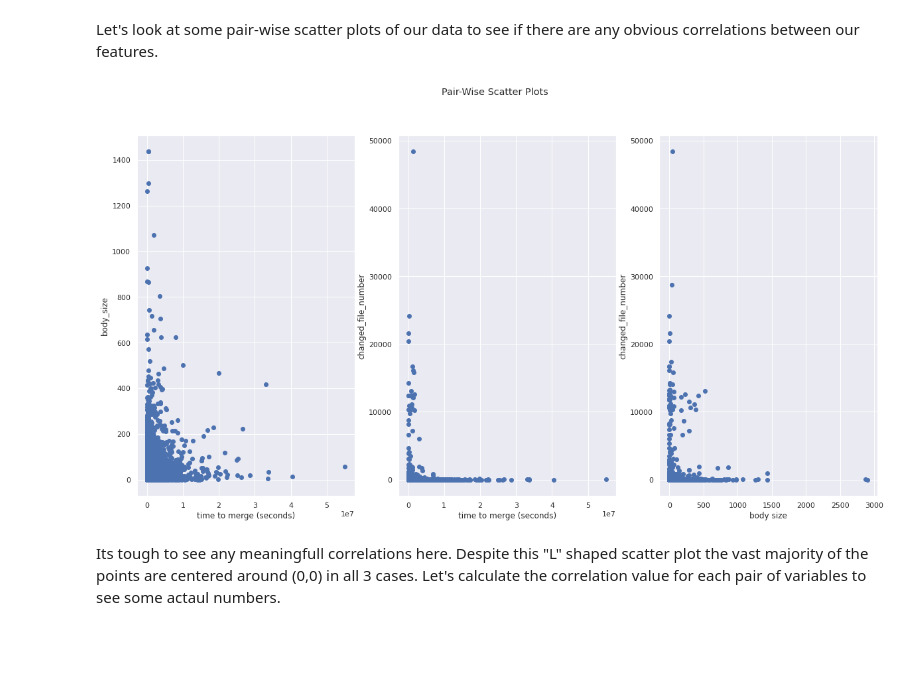
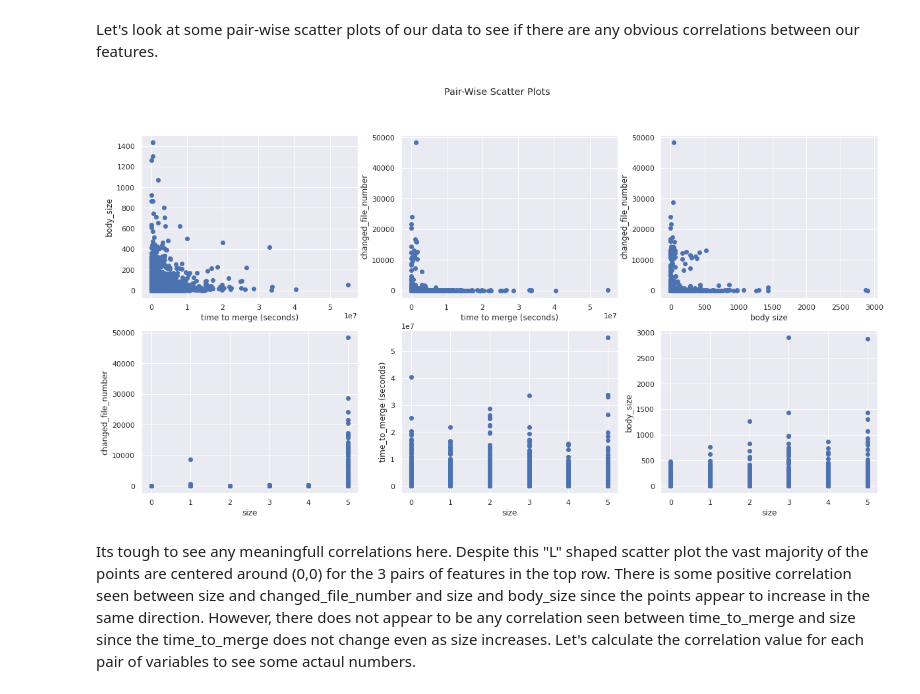
Before and after one commit to aicoe-aiops/ocp-ci-analysis, a Jupyter notebook: notebooks/data-sources/oc-github-repo/github_PR_EDA.ipynb, the cells around one changed output. Saved outputs shown, nothing was run; the diff lists cells and outputs as text; code cells hidden in the pictures; blank space fills up the shorter version.

Commit message:
updating nb with size feature
fixing plot description

```diff
--- a/notebooks/data-sources/oc-github-repo/github_PR_EDA.ipynb
+++ b/notebooks/data-sources/oc-github-repo/github_PR_EDA.ipynb
@@ -344,3 +348,6 @@ pr_df.head(2)
+# %%
+convert_size = {"size": {"XS": 0, "S": 1, "M": 2, "L": 3, "XL": 4, "XXL": 5}}
+pr_df = pr_df.replace(convert_size)
 # %% [markdown]
 **Title**
 
@@ -755,19 +762,27 @@ We can see above that some PRs have 0 for all directory fields since the directo
 # %% [markdown]
 Let's look at some pair-wise scatter plots of our data to see if there are any obvious correlations between our features.
 # %%
-fig, (ax1, ax2, ax3) = plt.subplots(1, 3)
+fig, ((ax1, ax2, ax3), (ax4, ax5, ax6)) = plt.subplots(2, 3)
 ax1.scatter(pr_df["time_to_merge"], pr_df["body_size"])
 ax1.set(xlabel="time to merge (seconds)", ylabel="body_size")
 ax2.scatter(pr_df["time_to_merge"], pr_df["changed_files_number"])
 ax2.set(xlabel="time to merge (seconds)", ylabel="changed_file_number")
 ax3.scatter(pr_df["body_size"], pr_df["changed_files_number"])
 ax3.set(xlabel="body size", ylabel="changed_file_number")
+
+ax4.scatter(pr_df["size"], pr_df["changed_files_number"])
+ax4.set(xlabel="size", ylabel="changed_file_number")
+ax5.scatter(pr_df["size"], pr_df["time_to_merge"])
+ax5.set(xlabel="size", ylabel="time_to_merge (seconds)")
+ax6.scatter(pr_df["size"], pr_df["body_size"])
+ax6.set(xlabel="size", ylabel="body_size")
+
 fig.suptitle("Pair-Wise Scatter Plots")
 plt.show()
 # %% [output]
-[figure, old version]
+[figure, new version]
 # %% [markdown]
-Its tough to see any meaningfull correlations here. Despite this "L" shaped scatter plot the vast majority of the points are centered around (0,0) in all 3 cases. Let's calculate the correlation value for each pair of variables to see some actaul numbers.
+Its tough to see any meaningfull correlations here. Despite this "L" shaped scatter plot the vast majority of the points are centered around (0,0) for the 3 pairs of features in the top row. There is some positive correlation seen between size and changed_file_number and size and body_size since the points appear to increase in the same direction. However, there does not appear to be any correlation seen between time_to_merge and size since the time_to_merge does not change even as size increases. Let's calculate the correlation value for each pair of variables to see some actaul numbers.
 # %%
 # subset DataFrame to use as features
 feature_df = pr_df[
```
Also changed, not shown: parts of 16 cells of this notebook.
